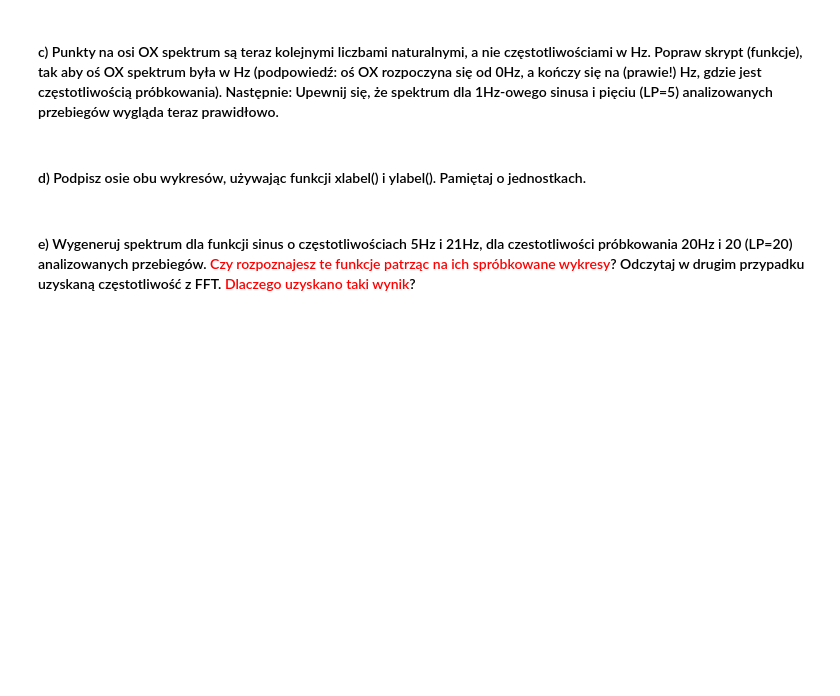
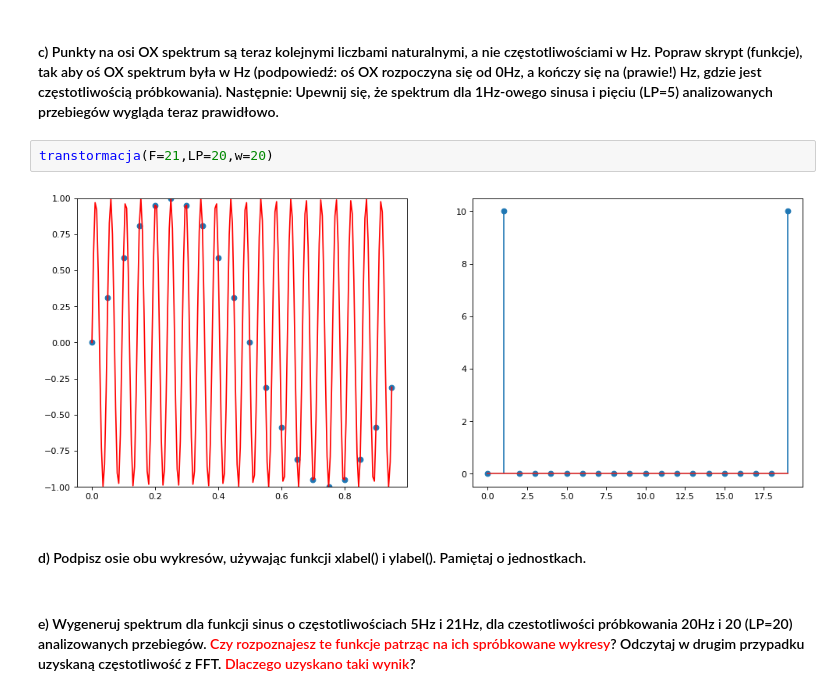
Before and after one commit to AleksandraGorska02/kck, a Jupyter notebook: zadanie_3_zajecia/signals.ipynb, the cells around one changed output. Drawn from its saved outputs; the diff is of its cells as text; blank space fills up the shorter version.

```diff
--- a/zadanie_3_zajecia/signals.ipynb
+++ b/zadanie_3_zajecia/signals.ipynb
@@ -75,5 +103,9 @@ interactive(children=(FloatSlider(value=2.0, description='a', max=5.0, min=-5.0,
 # %% [markdown]
 #### c) Punkty na osi OX spektrum są teraz kolejnymi liczbami naturalnymi, a nie częstotliwościami w Hz. Popraw skrypt (funkcje), tak aby oś OX spektrum była w Hz (podpowiedź: oś OX rozpoczyna się od 0Hz, a kończy się na (prawie!)  Hz, gdzie  jest częstotliwością próbkowania). Następnie: Upewnij się, że spektrum dla 1Hz-owego sinusa i pięciu (LP=5) analizowanych przebiegów wygląda teraz prawidłowo.
+# %%
+transtormacja(F=21,LP=20,w=20)
+# %% [output]
+[figure, added]
 # %% [markdown]
 #### d) Podpisz osie obu wykresów, używając funkcji xlabel() i ylabel(). Pamiętaj o jednostkach.
 # %% [markdown]
```
Also changed, not shown: parts of 4 cells of this notebook, 1 other file.
